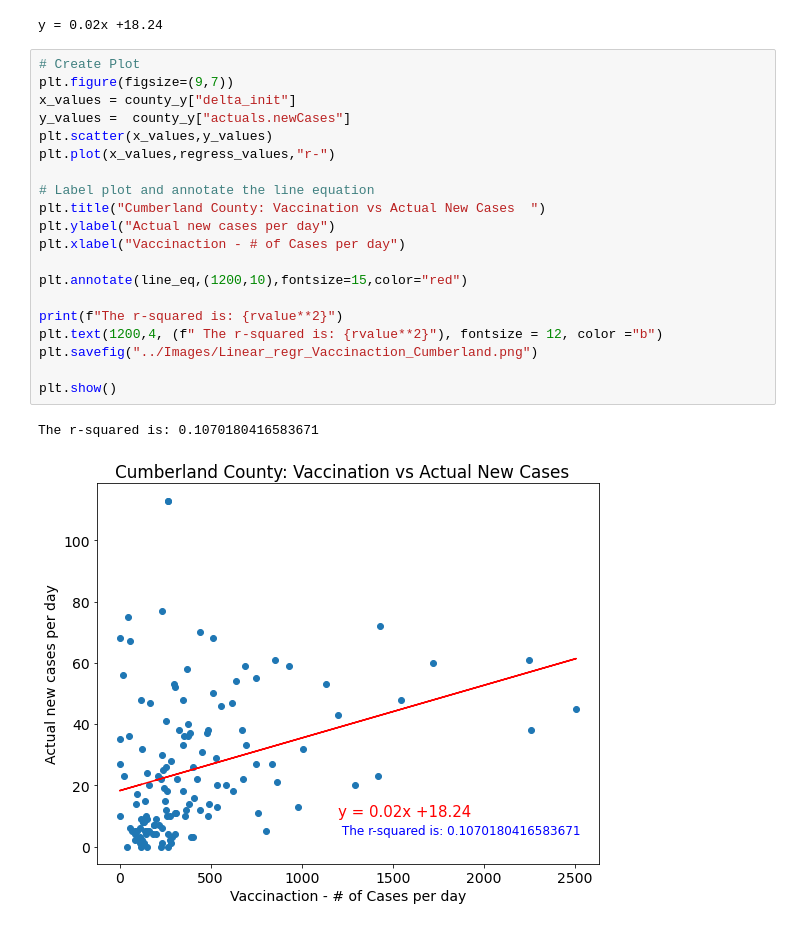
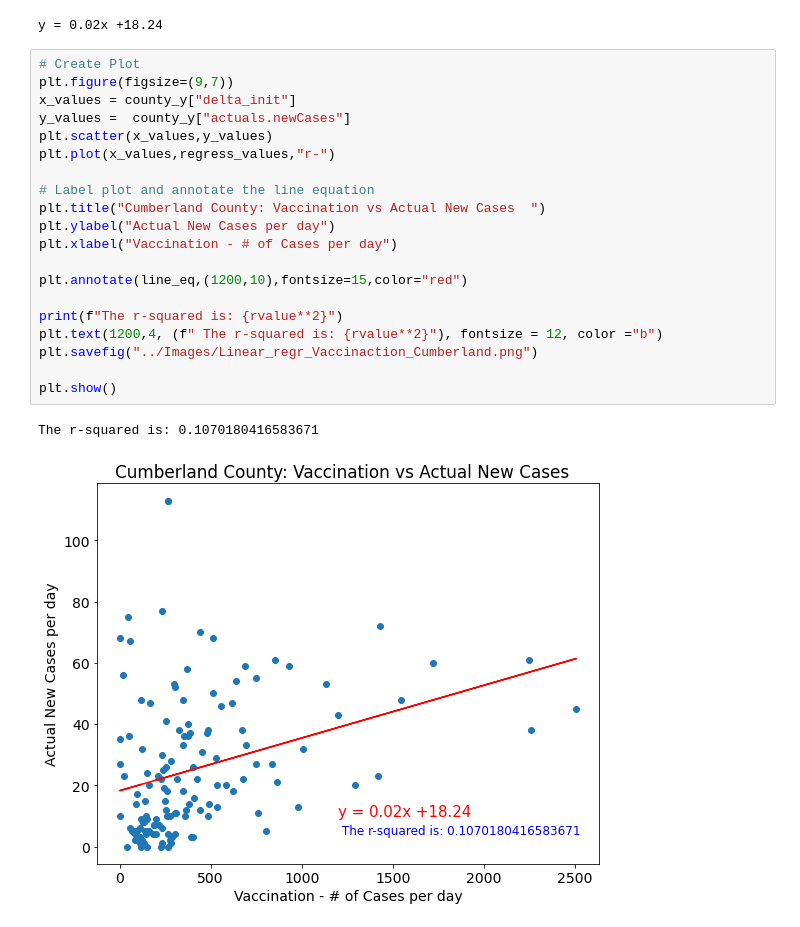
Before and after one commit to melissadiep94/covid19-project, a Jupyter notebook: Vaccination/State_NJ_Covid_time.ipynb, the cells around one changed output. Saved outputs shown, nothing was run; the diff lists cells and outputs as text.

Commit message:
minor changes to code - lowercase to uppercase letters in graphs

```diff
--- a/Vaccination/State_NJ_Covid_time.ipynb
+++ b/Vaccination/State_NJ_Covid_time.ipynb
@@ -322,23 +322,23 @@ y = 0.02x +18.24
 # %%
 # Create Plot
 plt.figure(figsize=(9,7))
 x_values = county_y["delta_init"]
 y_values =  county_y["actuals.newCases"]
 plt.scatter(x_values,y_values)
 plt.plot(x_values,regress_values,"r-")
 
 # Label plot and annotate the line equation
 plt.title("Cumberland County: Vaccination vs Actual New Cases  ")
-plt.ylabel("Actual new cases per day")
-plt.xlabel("Vaccinaction - # of Cases per day")
+plt.ylabel("Actual New Cases per day")
+plt.xlabel("Vaccination - # of Cases per day")
 
 plt.annotate(line_eq,(1200,10),fontsize=15,color="red")
 
 print(f"The r-squared is: {rvalue**2}")
 plt.text(1200,4, (f" The r-squared is: {rvalue**2}"), fontsize = 12, color ="b")
 plt.savefig("../Images/Linear_regr_Vaccinaction_Cumberland.png")
 
 plt.show()
 # %% [output]
 The r-squared is: 0.1070180416583671
-[figure, old version]
+[figure, new version]
```
Also changed, not shown: parts of 1 cell of this notebook.
